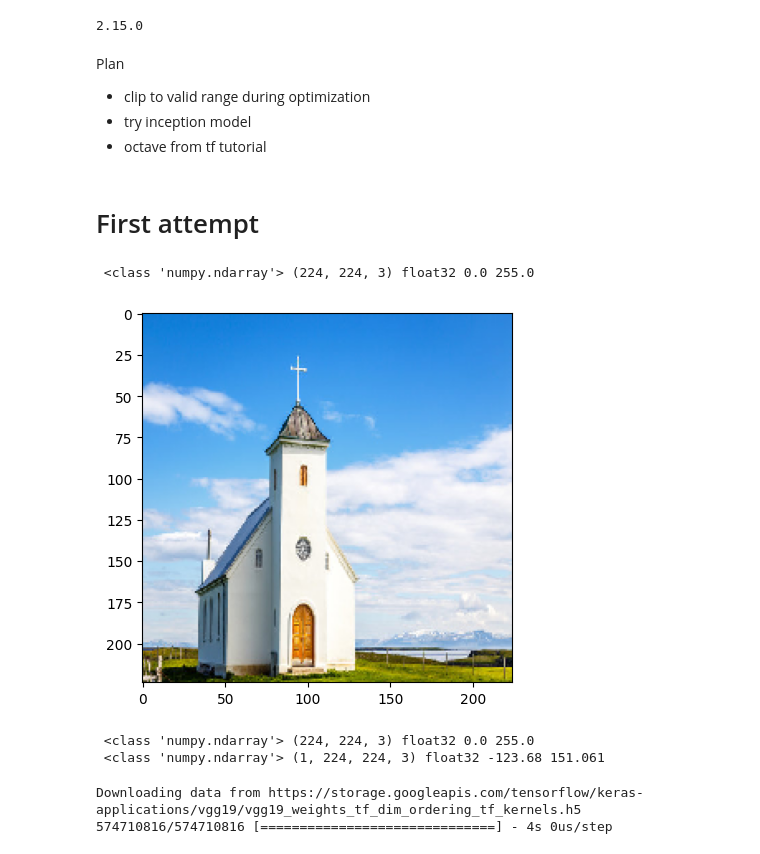
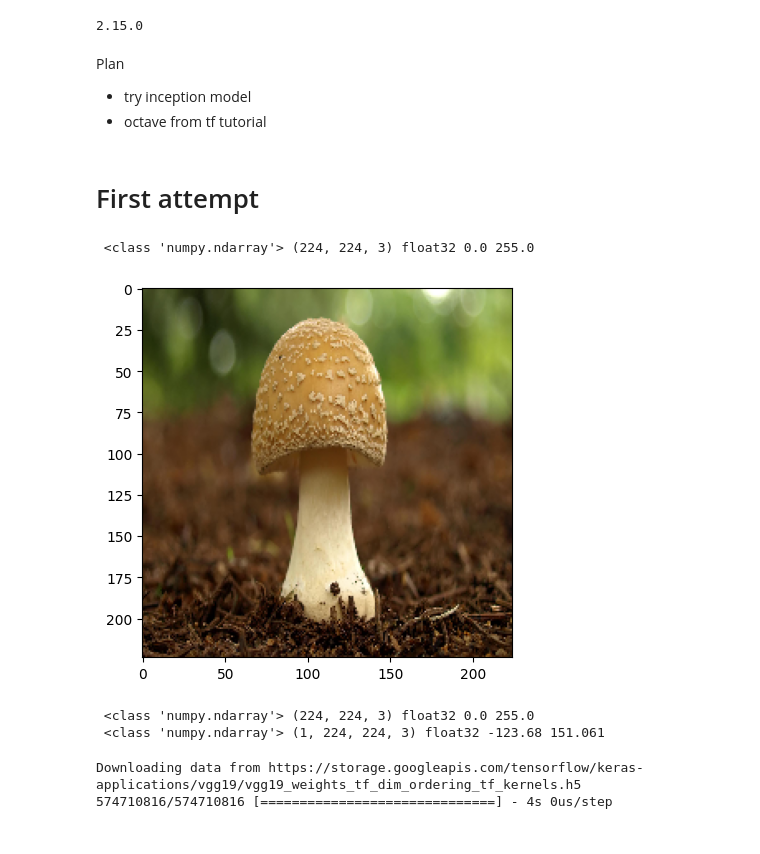
Before and after one commit to CsanyiDavid/deepdream, a Jupyter notebook: main.ipynb, the cells around one changed output. Drawn from its saved outputs; the diff is of its cells as text; code cells hidden in the pictures.

```diff
--- a/main.ipynb
+++ b/main.ipynb
@@ -11,7 +11,6 @@ print(tf.__version__)
 2.15.0
 # %% [markdown]
 Plan
-* clip to valid range during optimization
 * try inception model
 * octave from tf tutorial
 # %% [markdown]
@@ -29,21 +32,21 @@ def inverse_preprocess_to_array(image):
     return image
 # %%
 #Load and resize image
-img_path = 'church.jpg'
+img_path = 'mushroom.jpg'
 img = keras.utils.load_img(img_path, target_size=(224, 224))
 x = keras.utils.img_to_array(img)
 image_properites(x)
 
 plt.imshow(x/255.)
 plt.show()
 
 image_properites(x)
 x = np.expand_dims(x, axis=0)
 x = keras.applications.vgg19.preprocess_input(x)
 image_properites(x)
 # %% [output]
  <class 'numpy.ndarray'> (224, 224, 3) float32 0.0 255.0
-[figure, old version]
+[figure, new version]
  <class 'numpy.ndarray'> (224, 224, 3) float32 0.0 255.0
  <class 'numpy.ndarray'> (1, 224, 224, 3) float32 -123.68 151.061
 # %%
```
Also changed, not shown: parts of 8 cells of this notebook.
